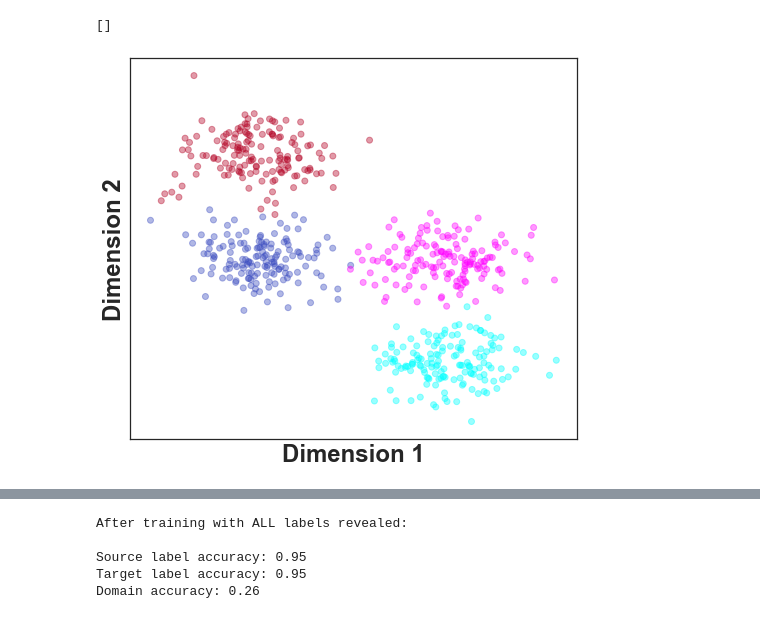
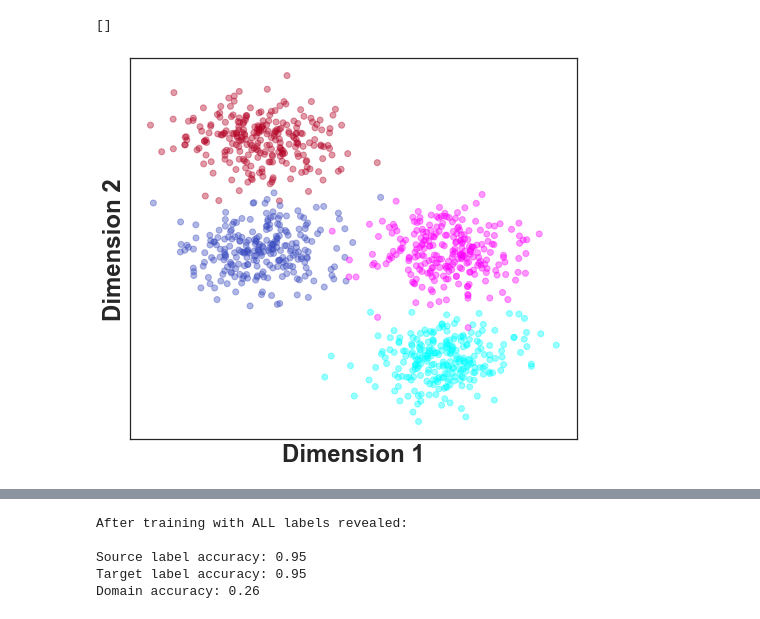
Before and after one commit to cechava/EMG_gestures, a Jupyter notebook: demo_notebooks/[dev]DANN_demo_v02.ipynb, the cells around one changed output, grey strips where cells are left out. Cells and saved outputs as stored; diff of their text form; code cells hidden in the pictures.

```diff
--- a/demo_notebooks/[dev]DANN_demo_v02.ipynb
+++ b/demo_notebooks/[dev]DANN_demo_v02.ipynb
@@ -30,16 +30,16 @@ from EMG_gestures.models import DANN
 from EMG_gestures.analysis import DANN_test
 # %%
 #make fake data and visualiz
-X1, y1 = make_blobs(300, centers=[[0, 0], [0, 1]], cluster_std=0.2)
-X2, y2 = make_blobs(300, centers=[[1, -1], [1, 0]], cluster_std=0.2)
+X1, y1 = make_blobs(500, centers=[[0, 0], [0, 1]], cluster_std=0.2)
+X2, y2 = make_blobs(500, centers=[[1, -1], [1, 0]], cluster_std=0.2)
 
 fig, ax = plt.subplots(figsize=(8,7))
 ax.scatter(X1[:,0], X1[:,1], c=y1, cmap='coolwarm', alpha=0.4)
 ax.scatter(X2[:,0], X2[:,1], c=y2, cmap='cool', alpha=0.4)
 ax.set_ylabel('Dimension 2')
 ax.set_xlabel('Dimension 1')
 ax.set_xticks(())
 ax.set_yticks(())
 # %% [output]
 []
-[figure, old version]
+[figure, new version]
```
Also changed, not shown: parts of 13 cells of this notebook, 2 other files.
